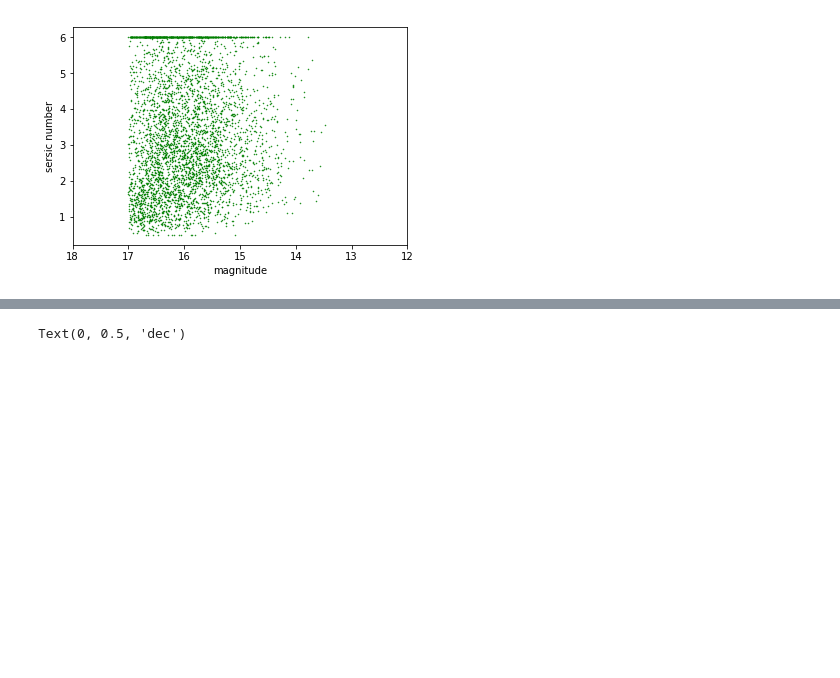
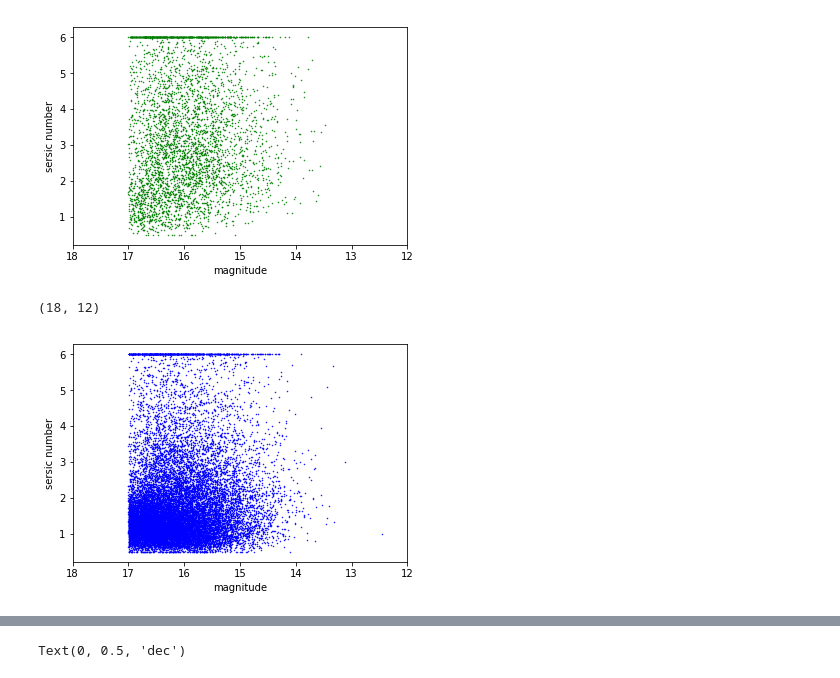
Before and after one commit to anikacave/morphology-analysis, a Jupyter notebook: Research.ipynb, the cells around one changed output, grey strips where cells are left out. Saved outputs shown, nothing was run; the diff lists cells and outputs as text; code cells hidden in the pictures; blank space fills up the shorter version.

Commit message:
fixed error with graphing galaxies

```diff
--- a/Research.ipynb
+++ b/Research.ipynb
@@ -105,3 +105,11 @@ plt.xlim(18, 12)
 # %% [output]
 (18, 12)
 [figure]
+# %%
+plt.scatter(blue['mag'], blue['sersic_n'],  s=1, marker = '.', color = 'Blue')
+plt.xlabel('magnitude')
+plt.ylabel('sersic number')
+plt.xlim(18, 12)
+# %% [output]
+(18, 12)
+[figure, added]
```
Also changed, not shown: parts of 5 cells of this notebook.
